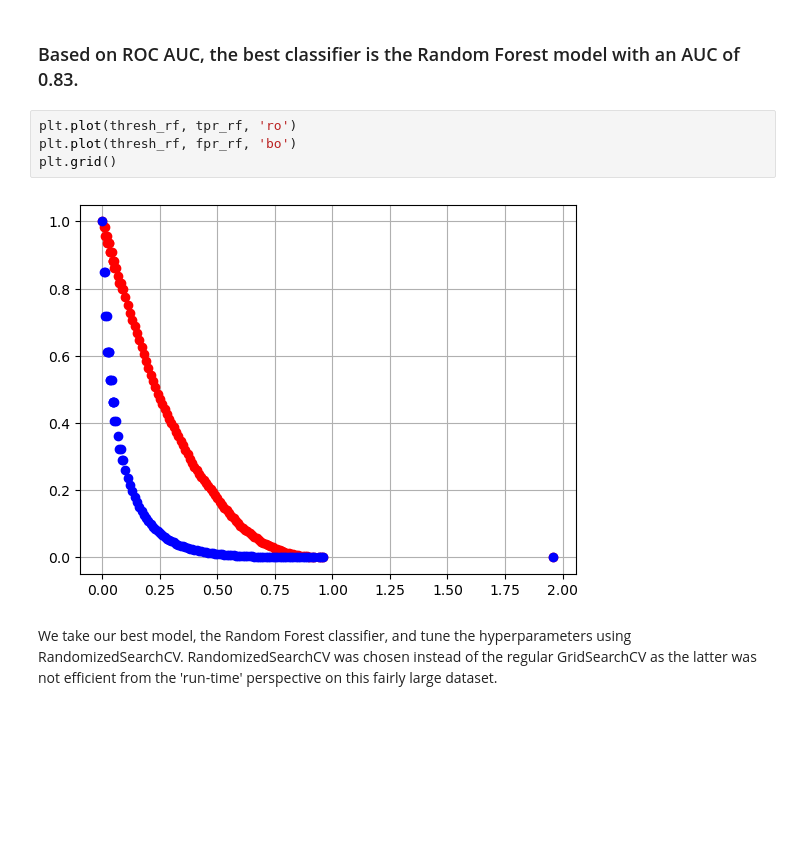
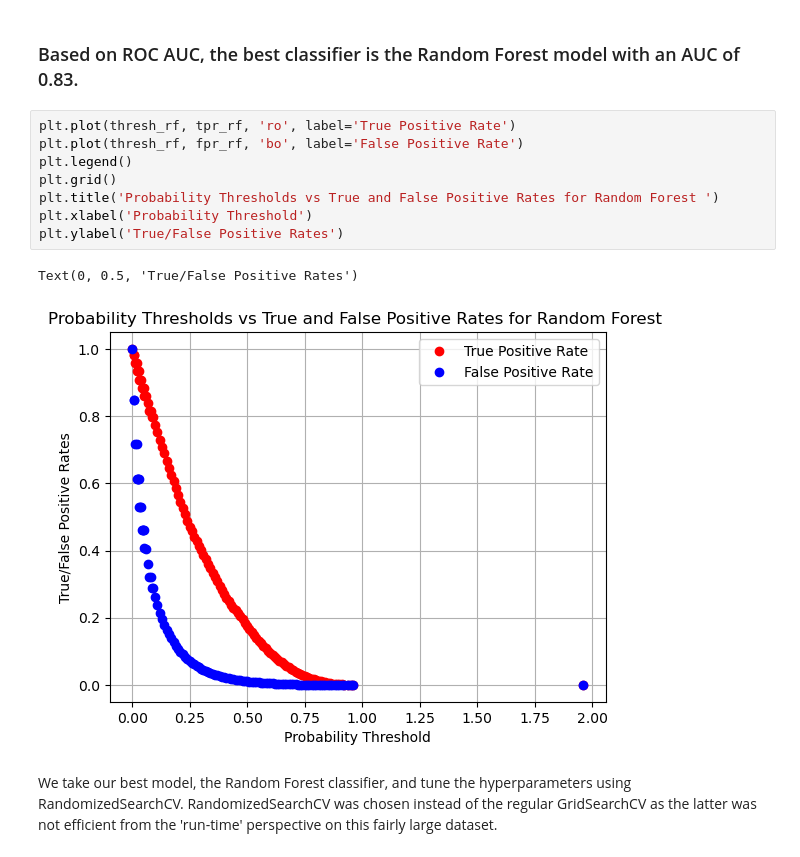
Before and after one commit to SubhamGhosh12/UC_Berkeley_AI_ML, a Jupyter notebook: Capstone/Capstone1a.ipynb, the cells around one changed output. Saved outputs shown, nothing was run; the diff lists cells and outputs as text; blank space fills up the shorter version.

```diff
--- a/Capstone/Capstone1a.ipynb
+++ b/Capstone/Capstone1a.ipynb
@@ -696,10 +696,15 @@ Text(0.5, 1.0, 'Comparing ROC curves for different classifiers')
 # %% [markdown]
 ### Based on ROC AUC, the best classifier is the Random Forest model with an AUC of 0.83.
 # %%
-plt.plot(thresh_rf, tpr_rf, 'ro')
-plt.plot(thresh_rf, fpr_rf, 'bo')
+plt.plot(thresh_rf, tpr_rf, 'ro', label='True Positive Rate')
+plt.plot(thresh_rf, fpr_rf, 'bo', label='False Positive Rate')
+plt.legend()
 plt.grid()
+plt.title('Probability Thresholds vs True and False Positive Rates for Random Forest ')
+plt.xlabel('Probability Threshold')
+plt.ylabel('True/False Positive Rates')
 # %% [output]
+Text(0, 0.5, 'True/False Positive Rates')
-[figure, old version]
+[figure, new version]
 # %% [markdown]
 We take our best model, the Random Forest classifier, and tune the hyperparameters using RandomizedSearchCV. RandomizedSearchCV was chosen instead of the regular GridSearchCV as the latter was not efficient from the 'run-time' perspective on this fairly large dataset.
```
Also changed, not shown: parts of 8 cells of this notebook.
